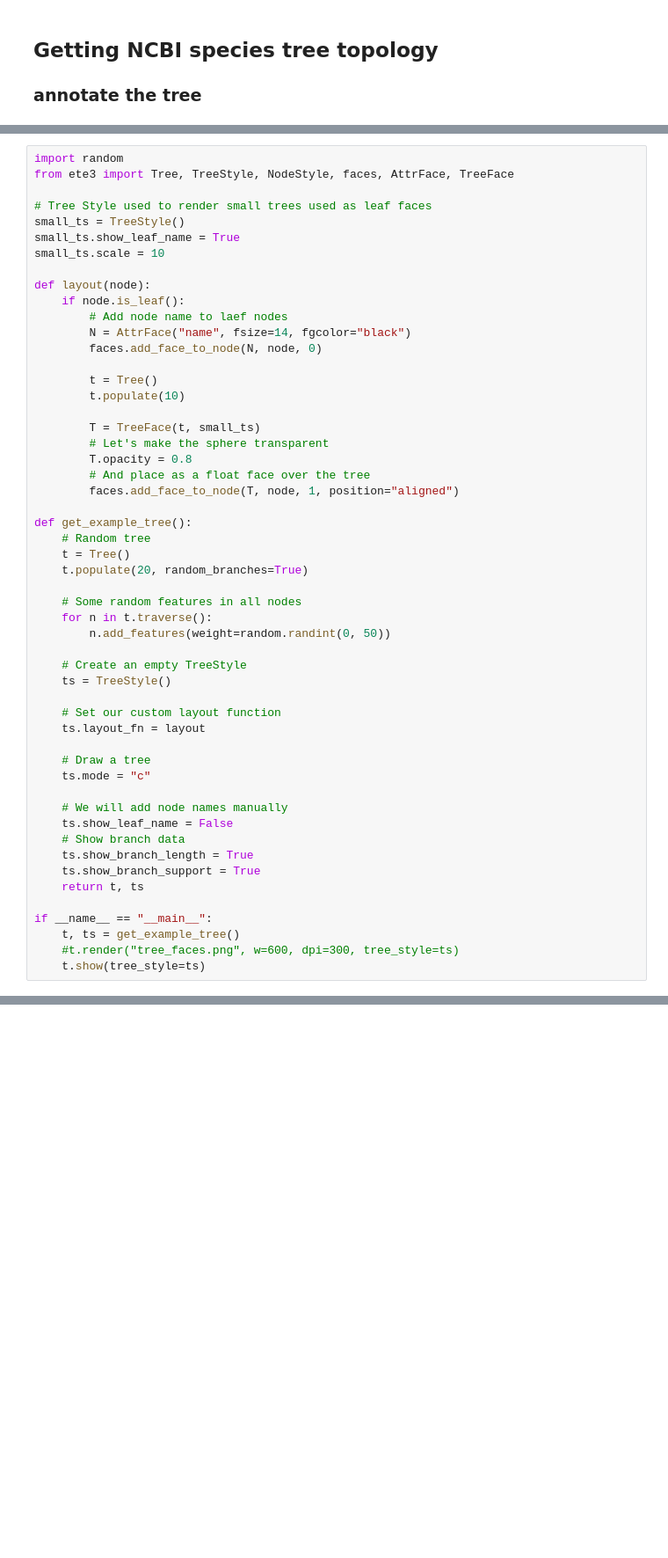
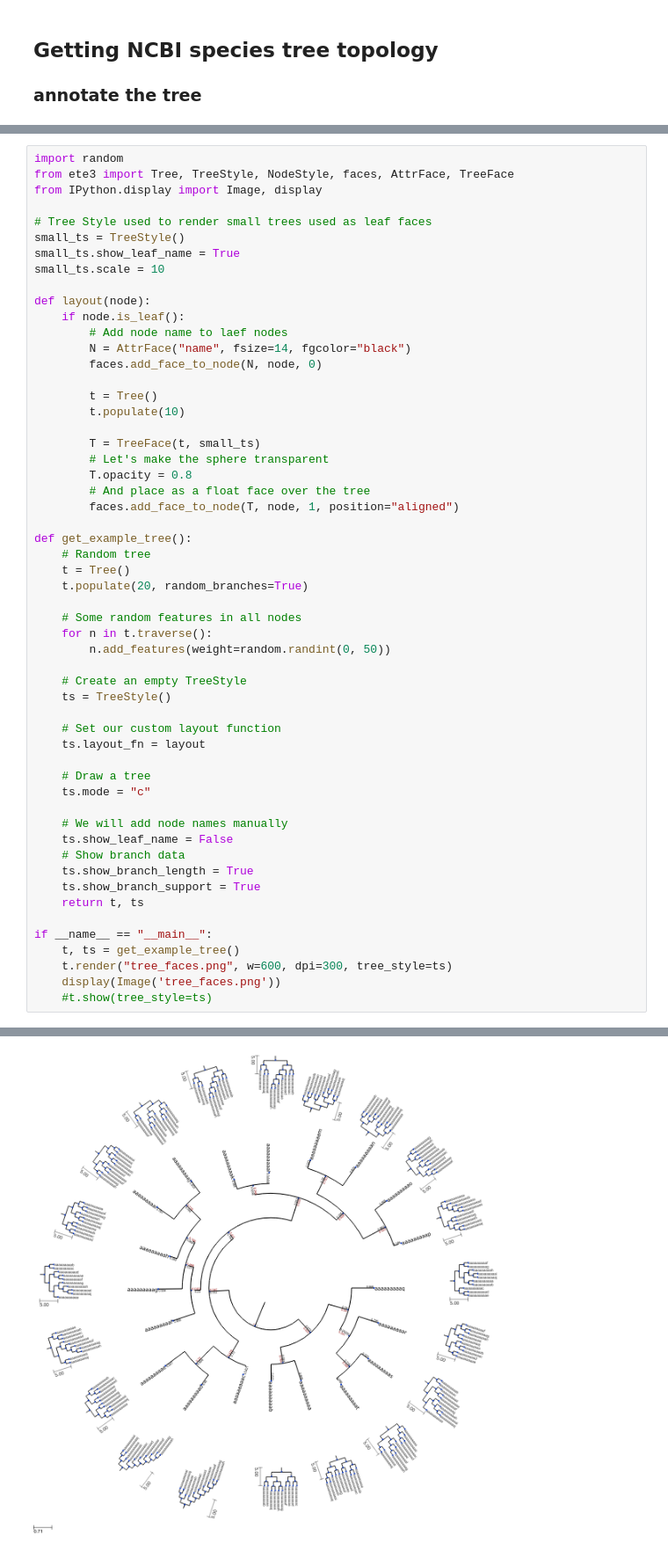
Before and after one commit to hamid58b/bio, a Jupyter notebook: ete/ETE Examples.ipynb, the cells around one changed output, grey strips where cells are left out. Shown at 88% size. Saved outputs shown, nothing was run; the diff lists cells and outputs as text; blank space fills up the shorter version.

Commit message:
charts

```diff
--- a/ete/ETE Examples.ipynb
+++ b/ete/ETE Examples.ipynb
@@ -320,6 +287,7 @@ if __name__ == '__main__':
 # %%
 import random
 from ete3 import Tree, TreeStyle, NodeStyle, faces, AttrFace, TreeFace
+from IPython.display import Image, display
 
 # Tree Style used to render small trees used as leaf faces
 small_ts = TreeStyle()
@@ -368,6 +336,7 @@ def get_example_tree():
 
 if __name__ == "__main__":
     t, ts = get_example_tree()
-    #t.render("tree_faces.png", w=600, dpi=300, tree_style=ts)
-    t.show(tree_style=ts)
+    t.render("tree_faces.png", w=600, dpi=300, tree_style=ts)
+    display(Image('tree_faces.png'))
+    #t.show(tree_style=ts)
 # %% [output]
@@ -386,0 +343 @@ KeyError: Tree node 'aaaaaaaaad' (0x11e7cd55)
+[figure, added]
```
Also changed, not shown: parts of 10 cells of this notebook.
